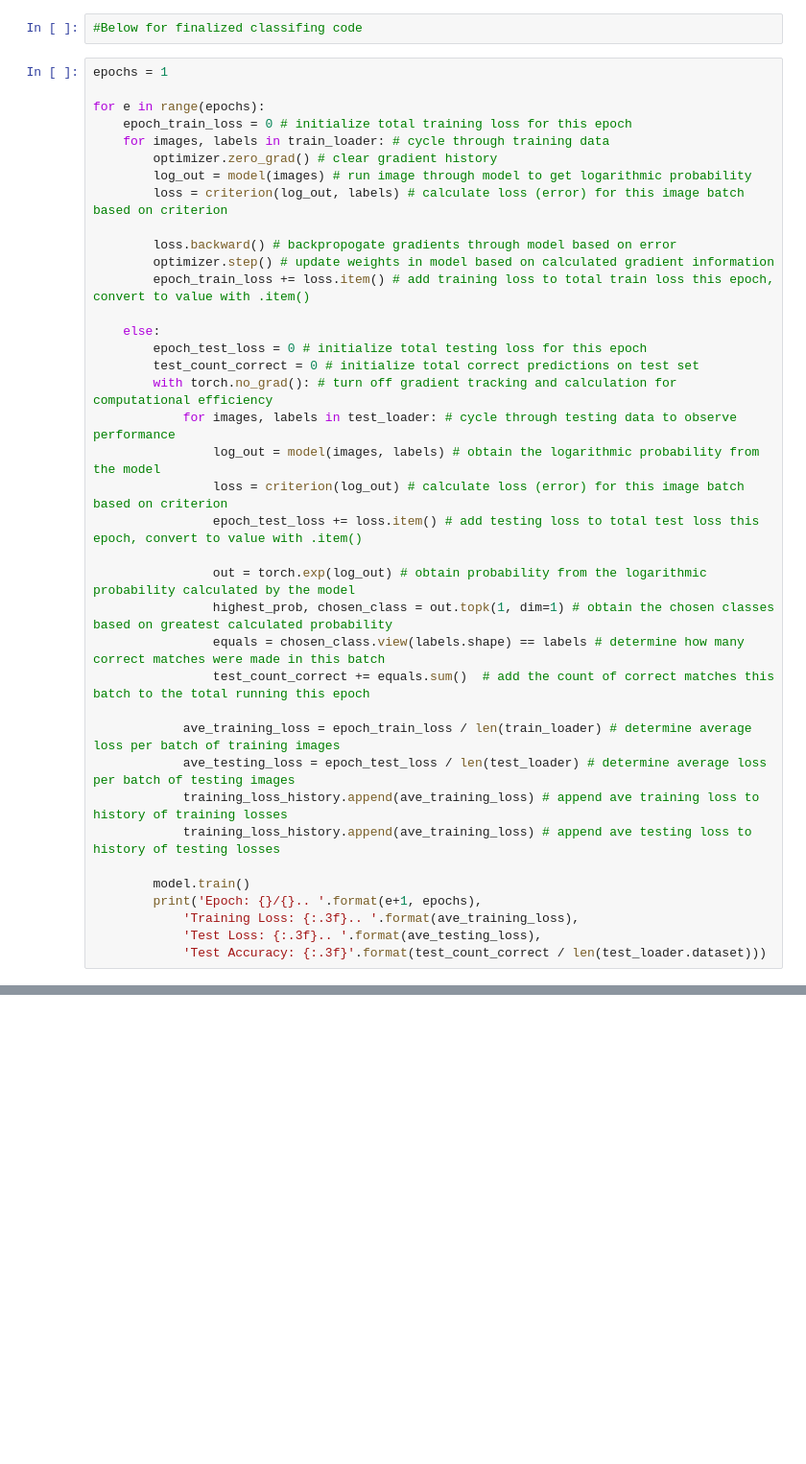
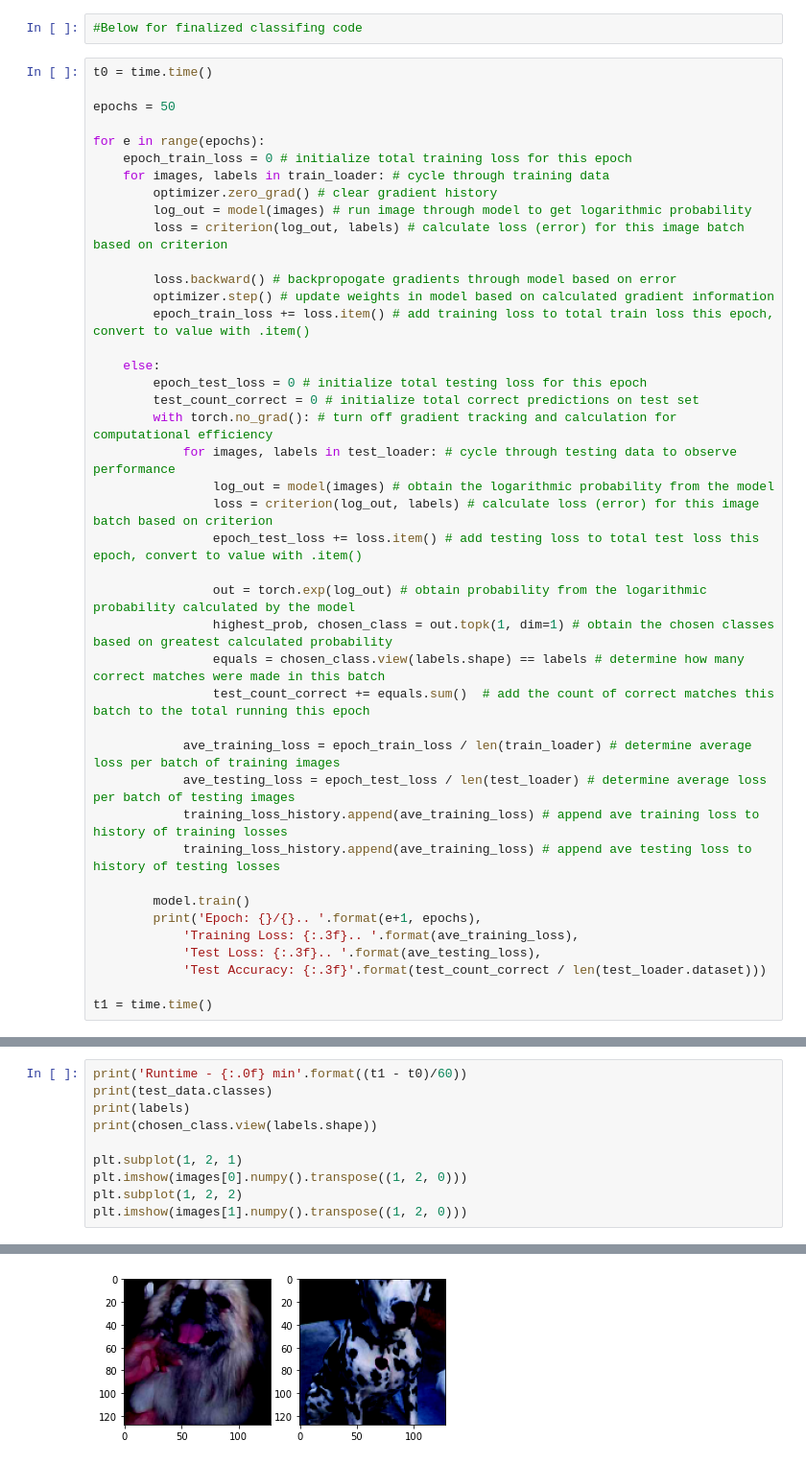
Before and after one commit to lukeahwilson/p5l4-deep-learning-v2-pytorch, a Jupyter notebook: intro-to-pytorch/Deep Learning Pytorch Cat Dog Classifier Prototype.ipynb, the cells around one changed output, grey strips where cells are left out. Shown at 96% size. Saved outputs shown, nothing was run; the diff lists cells and outputs as text; blank space fills up the shorter version.

Commit message:
successfully ran 50 epochs for classifier and achieved improved predictions

```diff
--- a/intro-to-pytorch/Deep Learning Pytorch Cat Dog Classifier Prototype.ipynb
+++ b/intro-to-pytorch/Deep Learning Pytorch Cat Dog Classifier Prototype.ipynb
@@ -167,7 +168,9 @@ tensor([0, 0, 0, 1, 0, 0, 0, 0, 0, 0, 0, 0, 0, 1, 0, 0])
 # %%
 #Below for finalized classifing code
 # %%
-epochs = 1
+t0 = time.time()
+
+epochs = 50
 
 for e in range(epochs):
     epoch_train_loss = 0 # initialize total training loss for this epoch
@@ -185,8 +188,8 @@ for e in range(epochs):
         test_count_correct = 0 # initialize total correct predictions on test set
         with torch.no_grad(): # turn off gradient tracking and calculation for computational efficiency
             for images, labels in test_loader: # cycle through testing data to observe performance
-                log_out = model(images, labels) # obtain the logarithmic probability from the model
-                loss = criterion(log_out) # calculate loss (error) for this image batch based on criterion
+                log_out = model(images) # obtain the logarithmic probability from the model
+                loss = criterion(log_out, labels) # calculate loss (error) for this image batch based on criterion
                 epoch_test_loss += loss.item() # add testing loss to total test loss this epoch, convert to value with .item()
 
                 out = torch.exp(log_out) # obtain probability from the logarithmic probability calculated by the model
@@ -204,4 +207,6 @@ for e in range(epochs):
             'Training Loss: {:.3f}.. '.format(ave_training_loss),
             'Test Loss: {:.3f}.. '.format(ave_testing_loss),
             'Test Accuracy: {:.3f}'.format(test_count_correct / len(test_loader.dataset)))
+
+t1 = time.time()
 # %% [output]
@@ -208,0 +230,11 @@ KeyboardInterrupt:
+# %%
+print('Runtime - {:.0f} min'.format((t1 - t0)/60))
+print(test_data.classes)
+print(labels)
+print(chosen_class.view(labels.shape))
+
+plt.subplot(1, 2, 1)
+plt.imshow(images[0].numpy().transpose((1, 2, 0)))
+plt.subplot(1, 2, 2)
+plt.imshow(images[1].numpy().transpose((1, 2, 0)))
+# %% [output]
@@ -208,0 +248 @@ KeyboardInterrupt:
+[figure, added]
```
Also changed, not shown: parts of 3 cells of this notebook, 1 other file.
